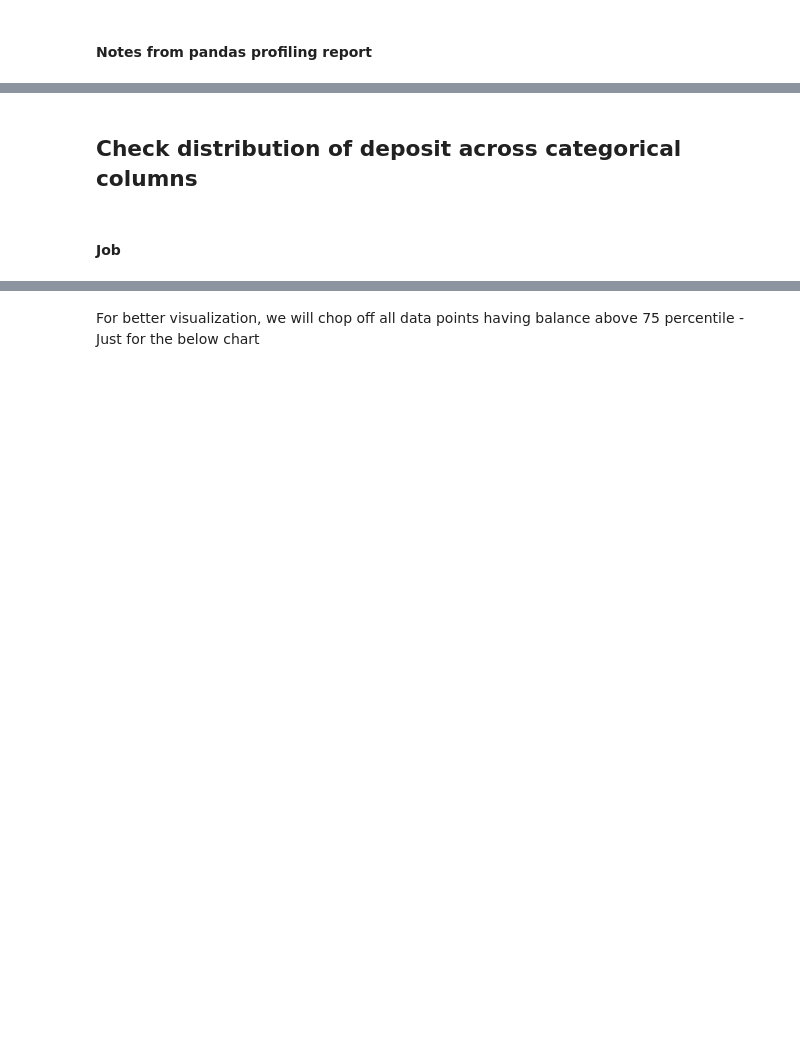
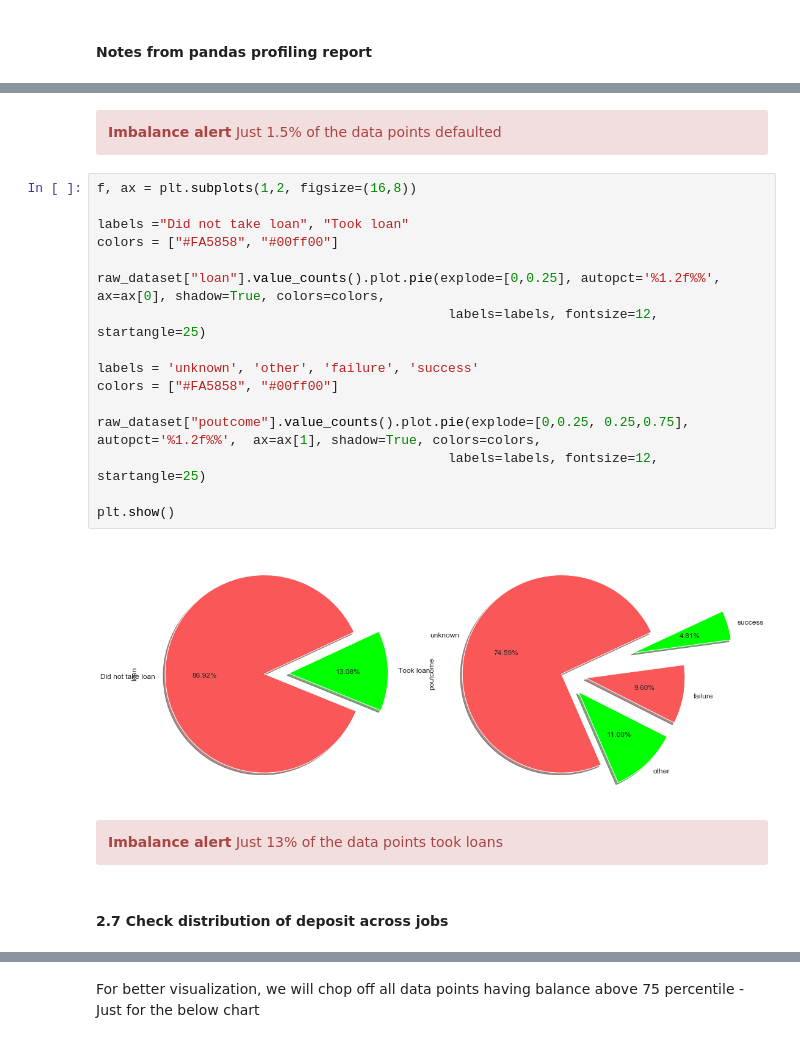
Before and after one commit to McGill-MMA-EnterpriseAnalytics/datasectuals, a Jupyter notebook: EDA and pre-processing.ipynb, the cells around one changed output, grey strips where cells are left out. Cells and saved outputs as stored; diff of their text form; blank space fills up the shorter version.

```diff
--- a/EDA and pre-processing.ipynb
+++ b/EDA and pre-processing.ipynb
@@ -123,5 +177,29 @@ plt.show()
+# %% [markdown]
+<div class="alert alert-block alert-danger">
+<b>Imbalance alert</b> Just 1.5% of the data points defaulted
+</div>
+# %%
+f, ax = plt.subplots(1,2, figsize=(16,8))
+
+labels ="Did not take loan", "Took loan"
+colors = ["#FA5858", "#00ff00"]
+
+raw_dataset["loan"].value_counts().plot.pie(explode=[0,0.25], autopct='%1.2f%%',  ax=ax[0], shadow=True, colors=colors,
+                                             labels=labels, fontsize=12, startangle=25)
+
+labels = 'unknown', 'other', 'failure', 'success'
+colors = ["#FA5858", "#00ff00"]
+
+raw_dataset["poutcome"].value_counts().plot.pie(explode=[0,0.25, 0.25,0.75], autopct='%1.2f%%',  ax=ax[1], shadow=True, colors=colors,
+                                             labels=labels, fontsize=12, startangle=25)
+
+plt.show()
+# %% [output]
+[figure, added]
+# %% [markdown]
+<div class="alert alert-block alert-danger">
+<b>Imbalance alert</b> Just 13% of the data points took loans
+</div>
 # %% [markdown]
-## Check distribution of deposit across categorical columns
+#### 2.7 Check distribution of deposit across jobs
-# %% [markdown]
-#### Job
 # %%
```
Also changed, not shown: parts of 66 cells of this notebook.
